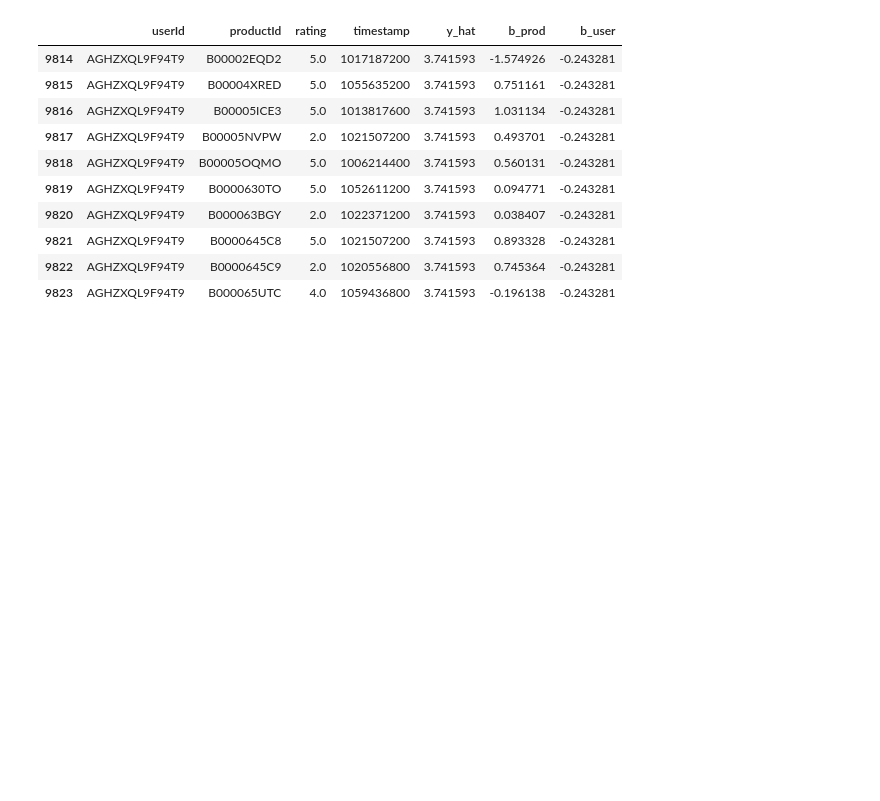
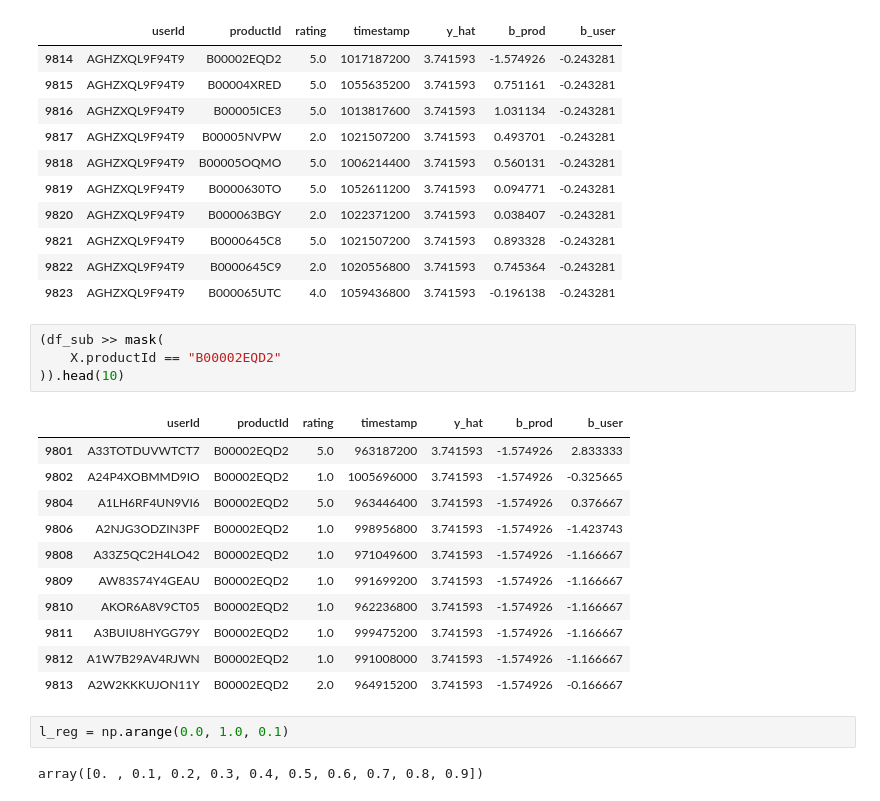
Before and after one commit to NickA-svg/py.amazon.recommender, a Jupyter notebook: tf_retrival.ipynb, the cells around one changed output. Drawn from its saved outputs; the diff is of its cells as text; blank space fills up the shorter version.

```diff
--- a/tf_retrival.ipynb
+++ b/tf_retrival.ipynb
@@ -425,3 +425,23 @@ predict_rating("AGHZXQL9F94T9","B00005ICE3")
 | 9821 | AGHZXQL9F94T9 | B0000645C8 | 5.0 | 1021507200 | 3.741593 | 0.893328 | -0.243281 |
 | 9822 | AGHZXQL9F94T9 | B0000645C9 | 2.0 | 1020556800 | 3.741593 | 0.745364 | -0.243281 |
 | 9823 | AGHZXQL9F94T9 | B000065UTC | 4.0 | 1059436800 | 3.741593 | -0.196138 | -0.243281 |
+# %%
+(df_sub >> mask(
+    X.productId == "B00002EQD2"
+)).head(10)
+# %% [output]
+|  | userId | productId | rating | timestamp | y_hat | b_prod | b_user |
+| 9801 | A33TOTDUVWTCT7 | B00002EQD2 | 5.0 | 963187200 | 3.741593 | -1.574926 | 2.833333 |
+| 9802 | A24P4XOBMMD9IO | B00002EQD2 | 1.0 | 1005696000 | 3.741593 | -1.574926 | -0.325665 |
+| 9804 | A1LH6RF4UN9VI6 | B00002EQD2 | 5.0 | 963446400 | 3.741593 | -1.574926 | 0.376667 |
+| 9806 | A2NJG3ODZIN3PF | B00002EQD2 | 1.0 | 998956800 | 3.741593 | -1.574926 | -1.423743 |
+| 9808 | A33Z5QC2H4LO42 | B00002EQD2 | 1.0 | 971049600 | 3.741593 | -1.574926 | -1.166667 |
+| 9809 | AW83S74Y4GEAU | B00002EQD2 | 1.0 | 991699200 | 3.741593 | -1.574926 | -1.166667 |
+| 9810 | AKOR6A8V9CT05 | B00002EQD2 | 1.0 | 962236800 | 3.741593 | -1.574926 | -1.166667 |
+| 9811 | A3BUIU8HYGG79Y | B00002EQD2 | 1.0 | 999475200 | 3.741593 | -1.574926 | -1.166667 |
+| 9812 | A1W7B29AV4RJWN | B00002EQD2 | 1.0 | 991008000 | 3.741593 | -1.574926 | -1.166667 |
+| 9813 | A2W2KKKUJON11Y | B00002EQD2 | 2.0 | 964915200 | 3.741593 | -1.574926 | -0.166667 |
+# %%
+l_reg = np.arange(0.0, 1.0, 0.1)
+# %% [output]
+array([0. , 0.1, 0.2, 0.3, 0.4, 0.5, 0.6, 0.7, 0.8, 0.9])
```
Also changed, not shown: parts of 1 cell of this notebook.
